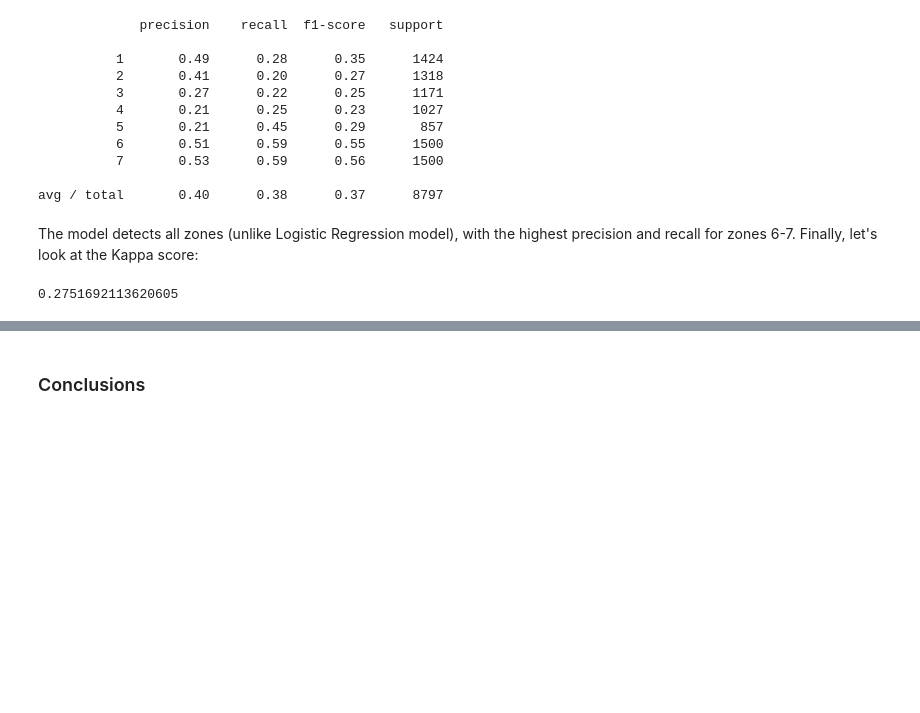
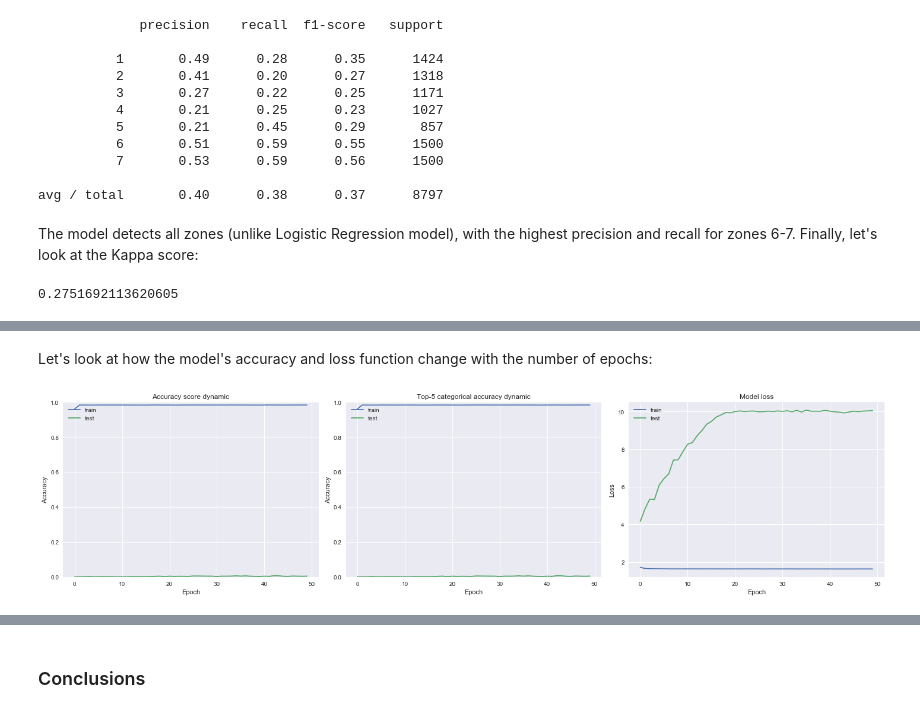
Before and after one commit to mamnunam/Springboard_Data_Science_track, a Jupyter notebook: Capstone_2/Capstone_project_2.ipynb, the cells around one changed output, grey strips where cells are left out. Cells and saved outputs as stored; diff of their text form; code cells hidden in the pictures; blank space fills up the shorter version.

```diff
--- a/Capstone_2/Capstone_project_2.ipynb
+++ b/Capstone_2/Capstone_project_2.ipynb
@@ -736,0 +771,38 @@ Summary of the NN results ...
+# %% [markdown]
+Let's look at how the model's accuracy and loss function change with the number of epochs:
+# %%
+plt.figure(figsize=(20,5))
+
+plt.subplot(1,3,1)
+#Plotting accuracy score for train and validation sets
+plt.plot(fitted_model.history['top_k_categorical_accuracy'])
+plt.plot(fitted_model.history['val_top_k_categorical_accuracy'])
+plt.title('Accuracy score dynamic')
+plt.ylabel('Accuracy')
+plt.ylim(0, 1)
+plt.xlabel('Epoch')
+plt.legend(['train', 'test'], loc='upper left')
+
+plt.subplot(1,3,2)
+#Plotting top-5 categorical accuracy for train and validation sets
+plt.plot(fitted_model.history['top_k_categorical_accuracy'])
+plt.plot(fitted_model.history['val_top_k_categorical_accuracy'])
+plt.title('Top-5 categorical accuracy dynamic')
+plt.ylabel('Accuracy')
+plt.ylim(0, 1)
+plt.xlabel('Epoch')
+plt.legend(['train', 'test'], loc='upper left')
+
+plt.subplot(1,3,3)
+#Plotting loss function dynamic for train and validation sets
+plt.plot(fitted_model.history['loss'])
+plt.plot(fitted_model.history['val_loss'])
+plt.title('Model loss')
+plt.ylabel('Loss')
+plt.xlabel('Epoch')
+plt.legend(['train', 'test'], loc='upper left')
+
+plt.tight_layout()
+plt.show()
+# %% [output]
+[figure, added]
```
Also changed, not shown: parts of 14 cells of this notebook.
